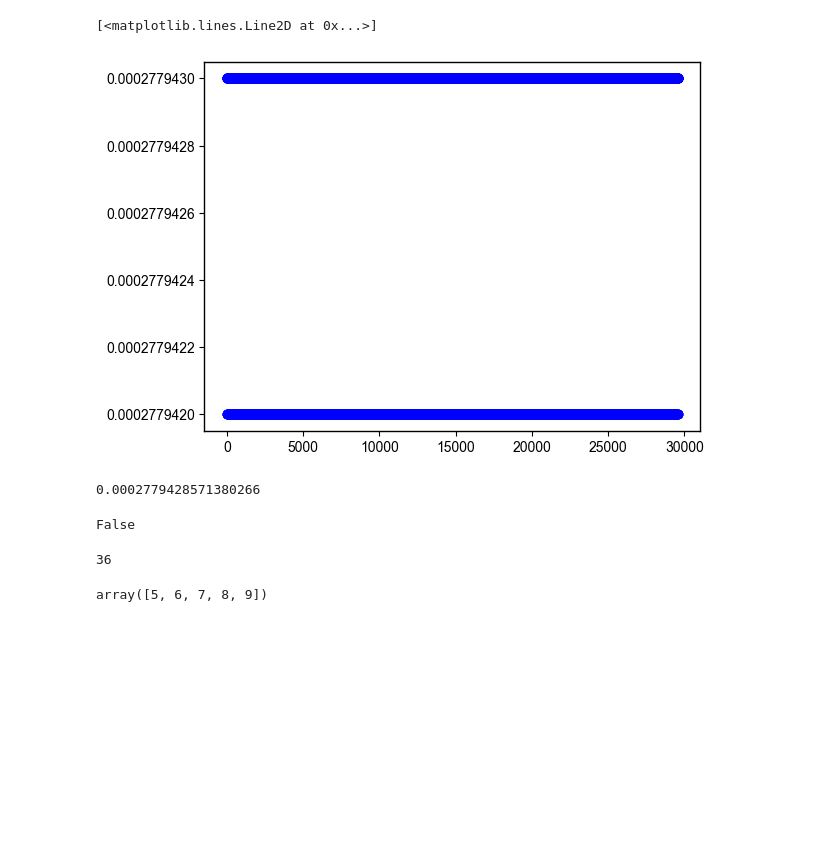
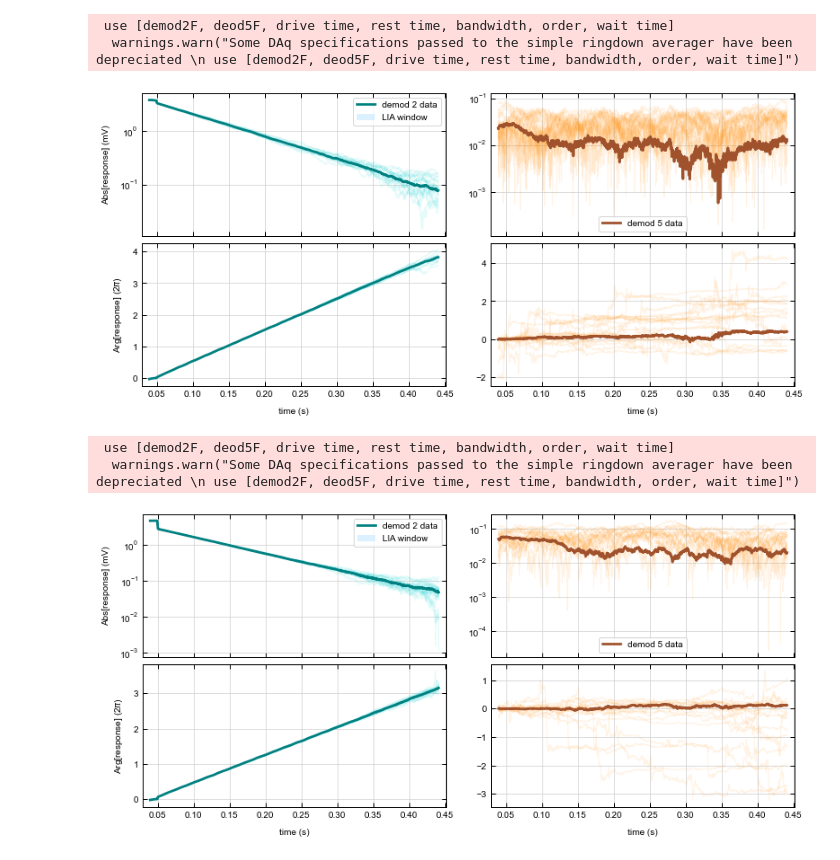
Before and after one commit to jrlane2/analysis, a Jupyter notebook: ringdown debug.ipynb, the cells around one changed output. Drawn from its saved outputs; the diff is of its cells as text; code cells hidden in the pictures; blank space fills up the shorter version.

```diff
--- a/ringdown debug.ipynb
+++ b/ringdown debug.ipynb
@@ -70,21 +19,22 @@ array([  177,  1791,  3405,  5018,  6632,  8246,  9860, 11474, 13088,
-# %%
-plt.plot(np.diff(averager.time), 'bo')
-# %% [output]
-[<matplotlib.lines.Line2D at 0x...>]
-[figure, removed]
-# %%
-np.average(np.diff(averager.time))
-# %% [output]
-0.0002779428571380266
-# %%
-any(np.diff(averager.time) > 0.01)
-# %% [output]
-False
-# %%
-int(np.round(0.01/np.average(np.diff(averager.time))))
-# %% [output]
-36
-# %%
-np.arange(10)[np.arange(10)>4]
-# %% [output]
-array([5, 6, 7, 8, 9])
+# %%
+dat = np.loadtxt('ringdown example data\\bare_ringdown_mode1_0.csv', delimiter=',')
+daqspecs = np.loadtxt('ringdown example data\\bare_ringdown_mode1_0_daq_params.txt')
+
+test = cavginsitu1.extract_data(dat, daqspecs, '')
+test.return_Cavg_simple_ringdown('', savefolder = '', save = False)
+test.plot_simple_ringdown('', savefolder = '', plot = True, save = False)
+# %% [output]
+ use [demod2F, deod5F, drive time, rest time, bandwidth, order, wait time]
+  warnings.warn("Some DAq specifications passed to the simple ringdown averager have been depreciated \n use [demod2F, deod5F, drive time, rest time, bandwidth, order, wait time]")
+[figure, added]
+# %%
+dat = np.loadtxt('ringdown example data\\bare_ringdown_mode2_0.csv', delimiter=',')
+daqspecs = np.loadtxt('ringdown example data\\bare_ringdown_mode1_0_daq_params.txt')
+
+test = cavginsitu1.extract_data(dat, daqspecs, '')
+test.return_Cavg_simple_ringdown('', savefolder = '', save = False)
+test.plot_simple_ringdown('', savefolder = '', plot = True, save = False)
+# %% [output]
+ use [demod2F, deod5F, drive time, rest time, bandwidth, order, wait time]
+  warnings.warn("Some DAq specifications passed to the simple ringdown averager have been depreciated \n use [demod2F, deod5F, drive time, rest time, bandwidth, order, wait time]")
+[figure, added]
```
Also changed, not shown: parts of 32 cells of this notebook, 2 other files.
